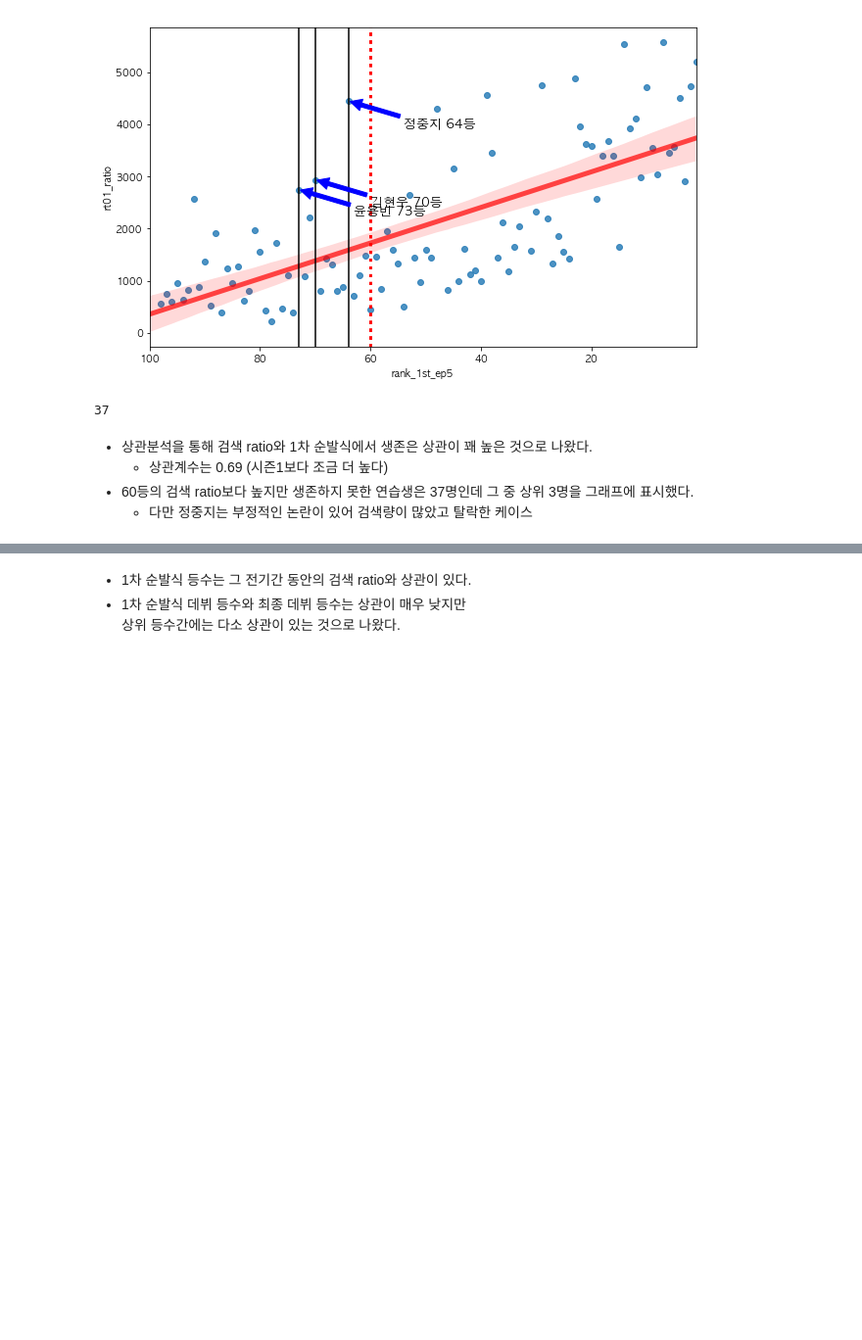
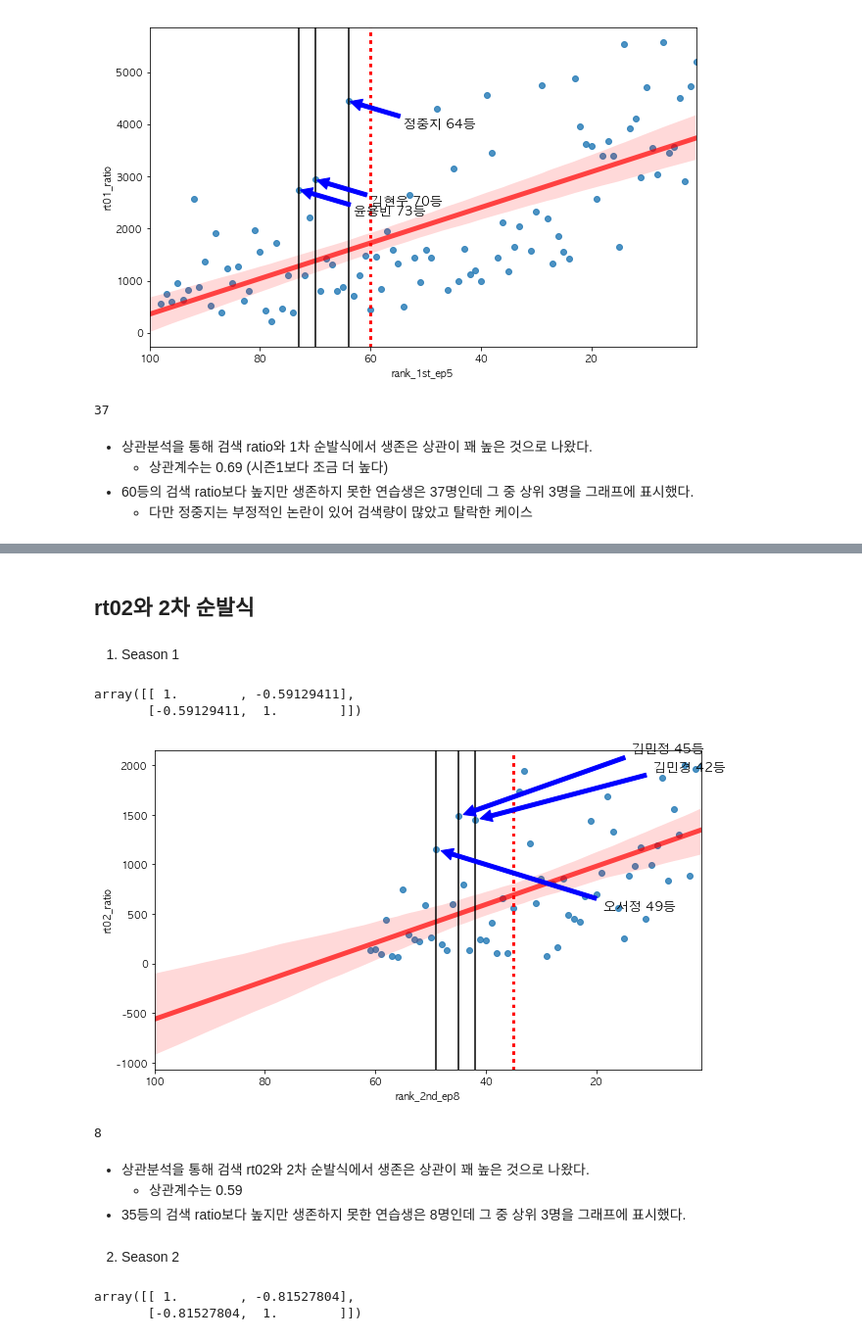
Before and after one commit to Juuhyung0421/pd101, a Jupyter notebook: pd101_corrcoef.ipynb, the cells around one changed output, grey strips where cells are left out. Shown at 98% size. Cells and saved outputs as stored; diff of their text form; code cells hidden in the pictures; blank space fills up the shorter version.

```diff
--- a/pd101_corrcoef.ipynb
+++ b/pd101_corrcoef.ipynb
@@ -306,4 +177,71 @@ sns.regplot(x = total_20['final_rank'] ,
-# %% [markdown]
-- 1차 순발식 등수는 그 전기간 동안의 검색 ratio와 상관이 있다.
-- 1차 순발식 데뷔 등수와 최종 데뷔 등수는 상관이 매우 낮지만 <br>
-상위 등수간에는 다소 상관이 있는 것으로 나왔다.
+# %% [markdown]
+## rt02와 2차 순발식
+# %% [markdown]
+1. Season 1
+# %%
+s1 = s1[s1['rank_1st_ep5']<=61] # 1차 순발식 탈락자는 이후 데이터가 없으므로 제외
+coef_s1rt02 = np.corrcoef(s1['rank_2nd_ep8'], s1['rt02_ratio'])
+coef_s1rt02
+# %% [output]
+array([[ 1.        , -0.59129411],
+       [-0.59129411,  1.        ]])
+# %%
+out = s1[s1['rank_2nd_ep8'] > 35] # 2차 순발식에서 방출된 연습생
+vertical_range = out[out['rt02_ratio'] >
+                     int(s1[s1[
+                              'rank_2nd_ep8'] == 35 # 생존 마지막 순위
+                           ]
+                         ['rt02_ratio'].values)
+                    ].sort_values(by = 'rt02_ratio', ascending = False).head(3) # 상위 3명
+# 즉, 문 닫고 들어간 연습생보다 ratio가 높지만 탈락한 연습생들 중 상위 3명
+
+vline = [vertical_range.index[0],
+         vertical_range.index[1],
+         vertical_range.index[2]]
+# %%
+plt.figure(figsize=(10,6))
+
+x = np.arange(1, 100, 20)
+plt.xlim(100, 1)
+
+sns.regplot(x = s1['rank_2nd_ep8'] , y = s1['rt02_ratio'], line_kws = {"color":"r","alpha":0.7,"lw":5})
+
+
+for each in vline:
+    name = s1['name'][each]
+    rank = str(int(s1['rank_2nd_ep8'][each]))
+    suffix = '등'
+    total = name + ' ' + rank + suffix
+
+    plt.axvline(x=s1['rank_2nd_ep8'][each], color='black') # ratio 상위 3명 관련 axvline
+    plt.annotate(total, xy=(s1['rank_2nd_ep8'][each], s1['rt02_ratio'][each]),
+                 xytext=(s1['rank_2nd_ep8'][each]*(1.3)-45, s1['rt02_ratio'][each]*(4.8)-5000), size=13,
+                 arrowprops=dict(color='blue', shrink=0.03))
+
+    plt.axvline(x = 35, color = 'red', linestyle=':', linewidth= 3) # 2차 순발식 생존 등수
+
+plt.show()
+# %% [output]
+[figure, added]
+# %%
+len(out[out['rt02_ratio'] >
+                     int(s1[s1[
+                              'rank_2nd_ep8'] == 35 # 생존 마지막 순위
+                           ]
+                         ['rt02_ratio'].values)
+                    ])
+# %% [output]
+8
+# %% [markdown]
+- 상관분석을 통해 검색 rt02와 2차 순발식에서 생존은 상관이 꽤 높은 것으로 나왔다.
+    - 상관계수는 0.59
+- 35등의 검색 ratio보다 높지만 생존하지 못한 연습생은 8명인데 그 중 상위 3명을 그래프에 표시했다.
+# %% [markdown]
+2.  Season 2
+# %%
+s2 = s2[s2['rank_2nd_ep8']<=61] # 1차 순발식 탈락자는 이후 데이터가 없으므로 제외
+coef_s2rt02 = np.corrcoef(s2['rank_2nd_ep8'], s2['rt02_ratio'])
+coef_s2rt02
+# %% [output]
+array([[ 1.        , -0.81527804],
+       [-0.81527804,  1.        ]])
```
Also changed, not shown: parts of 93 cells of this notebook.
